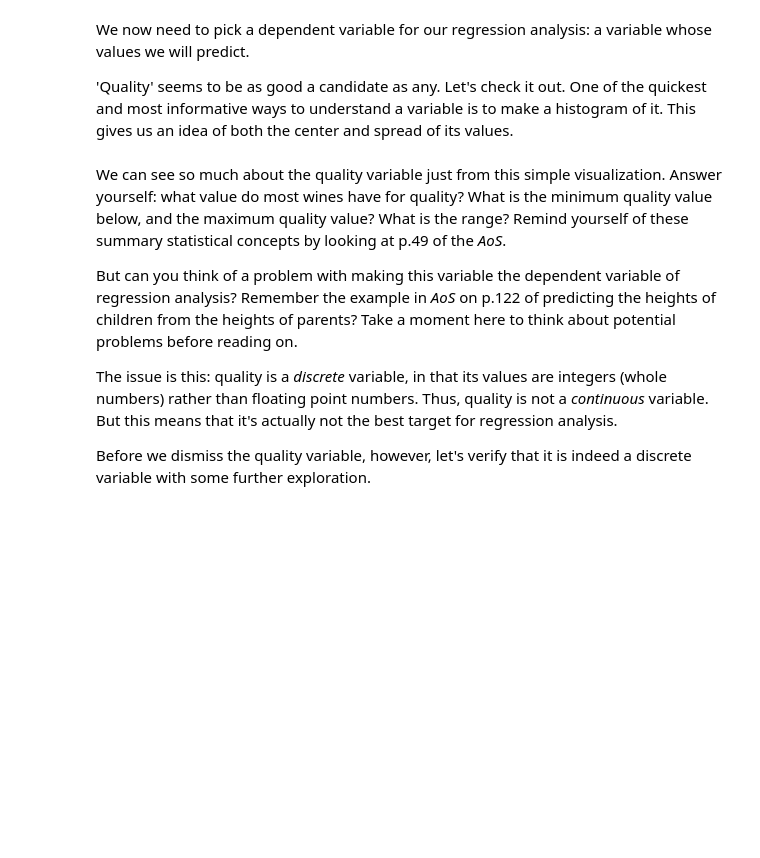
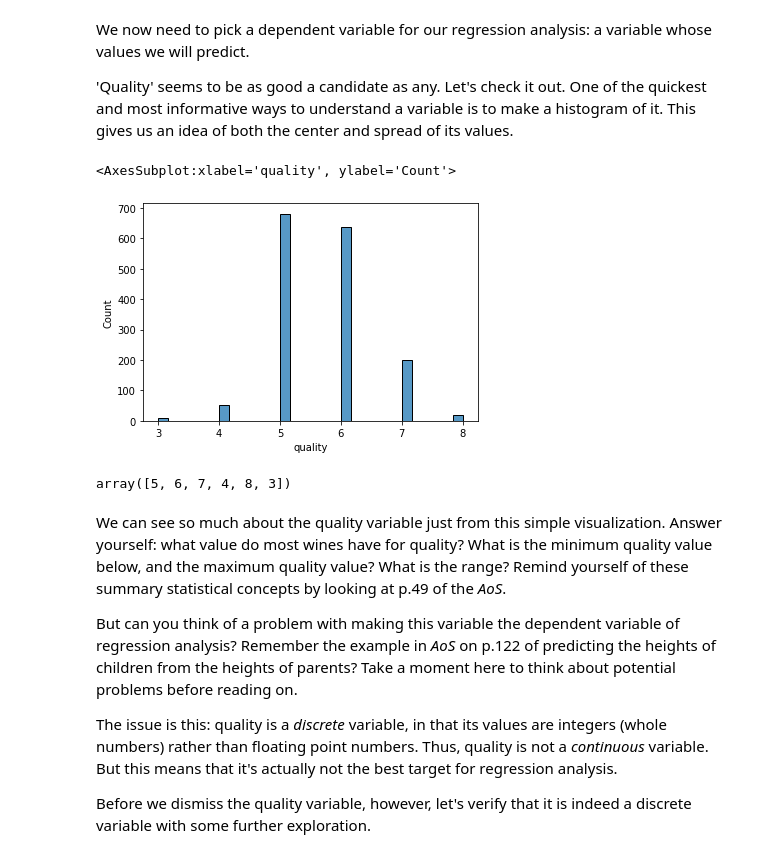
Before and after one commit to cogentdom/Linear_Regression, a Jupyter notebook: Springboard Regression Case Study - the Red Wine Dataset - Tier 3.ipynb, the cells around one changed output. Saved outputs shown, nothing was run; the diff lists cells and outputs as text; code cells hidden in the pictures; blank space fills up the shorter version.

```diff
--- a/Springboard Regression Case Study - the Red Wine Dataset - Tier 3.ipynb
+++ b/Springboard Regression Case Study - the Red Wine Dataset - Tier 3.ipynb
@@ -66,0 +77,3 @@ _ _ _
+# %%
+data.drop(columns=data.columns[0], inplace=True)
+data.head()
@@ -83,7 +139,14 @@ We now need to pick a dependent variable for our regression analysis: a variable
 'Quality' seems to be as good a candidate as any. Let's check it out. One of the quickest and most informative ways to understand a variable is to make a histogram of it. This gives us an idea of both the center and spread of its values.
 # %%
 # Making a histogram of the quality variable.
-_ _ _
+sns.histplot(data['quality'])
+# %% [output]
+<AxesSubplot:xlabel='quality', ylabel='Count'>
+[figure, added]
+# %%
+data['quality'].unique()
+# %% [output]
+array([5, 6, 7, 4, 8, 3])
 # %% [markdown]
 We can see so much about the quality variable just from this simple visualization. Answer yourself: what value do most wines have for quality? What is the minimum quality value below, and the maximum quality value? What is the range? Remind yourself of these summary statistical concepts by looking at p.49 of the *AoS*.
 
```
Also changed, not shown: parts of 6 cells of this notebook.
